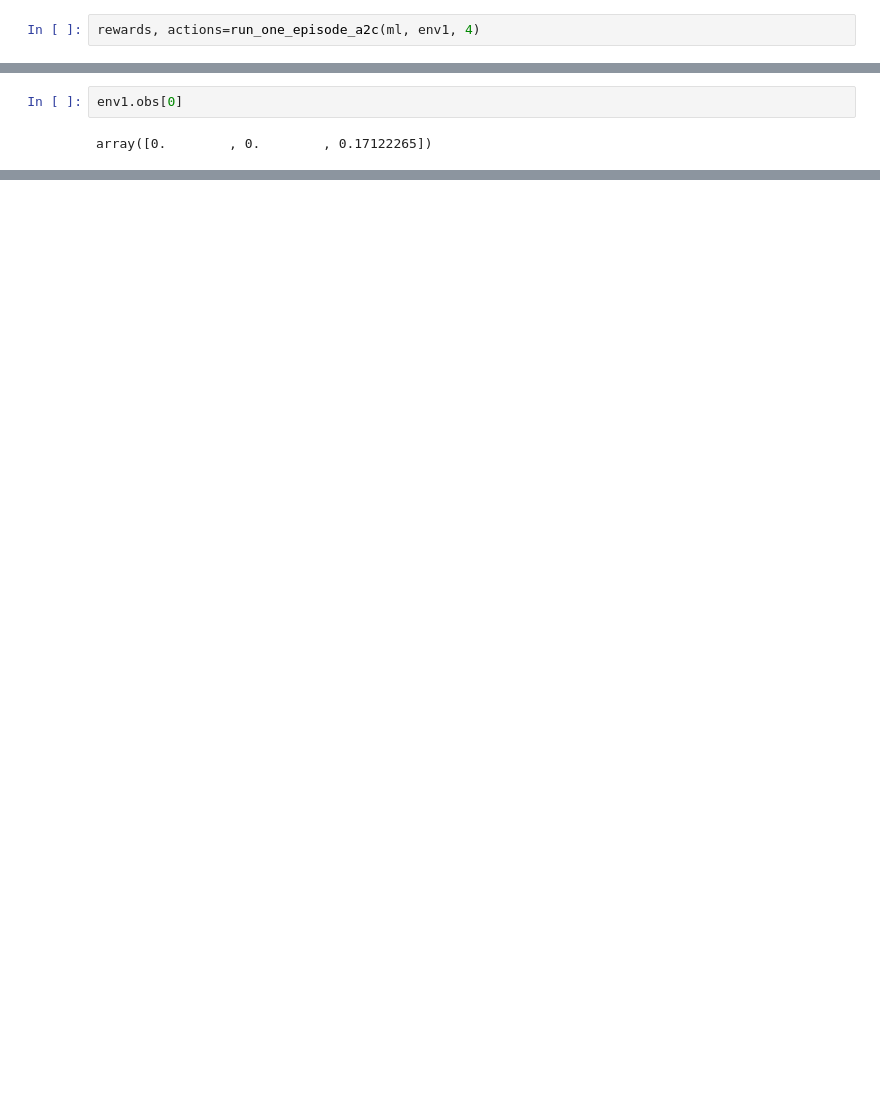
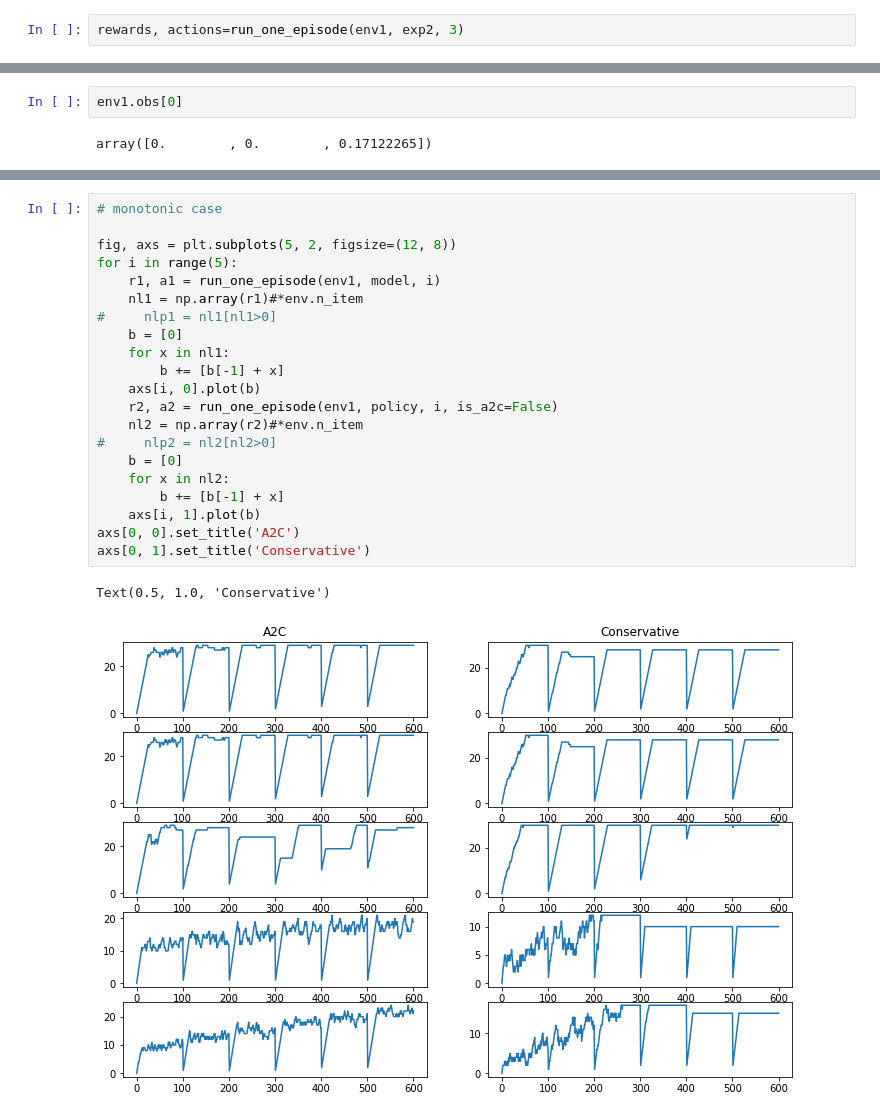
Before and after one commit to AurelienNioche/ActiveTeachingCollaborative, a Jupyter notebook: planning/using-a2c/check_discontinuous_runs.ipynb, the cells around one changed output, grey strips where cells are left out. Cells and saved outputs as stored; diff of their text form; blank space fills up the shorter version.

```diff
--- a/planning/using-a2c/check_discontinuous_runs.ipynb
+++ b/planning/using-a2c/check_discontinuous_runs.ipynb
@@ -41,2 +31,2 @@ def run_one_episode_a2c(model, env, user):
 # %%
-rewards, actions=run_one_episode_a2c(ml, env1, 4)
+rewards, actions=run_one_episode(env1, exp2, 3)
@@ -108,3 +112,27 @@ for i in range(5):
+# %%
+# monotonic case
+
+fig, axs = plt.subplots(5, 2, figsize=(12, 8))
+for i in range(5):
+    r1, a1 = run_one_episode(env1, model, i)
+    nl1 = np.array(r1)#*env.n_item
+#     nlp1 = nl1[nl1>0]
+    b = [0]
+    for x in nl1:
+        b += [b[-1] + x]
+    axs[i, 0].plot(b)
+    r2, a2 = run_one_episode(env1, policy, i, is_a2c=False)
+    nl2 = np.array(r2)#*env.n_item
+#     nlp2 = nl2[nl2>0]
+    b = [0]
+    for x in nl2:
+        b += [b[-1] + x]
+    axs[i, 1].plot(b)
+axs[0, 0].set_title('A2C')
+axs[0, 1].set_title('Conservative')
+# %% [output]
+Text(0.5, 1.0, 'Conservative')
+[figure, added]
 # %%
 fig, axs = plt.subplots(5, 2, figsize=(12, 12))
 for i in range(5):
```
Also changed, not shown: parts of 16 cells of this notebook, 4 other files.
